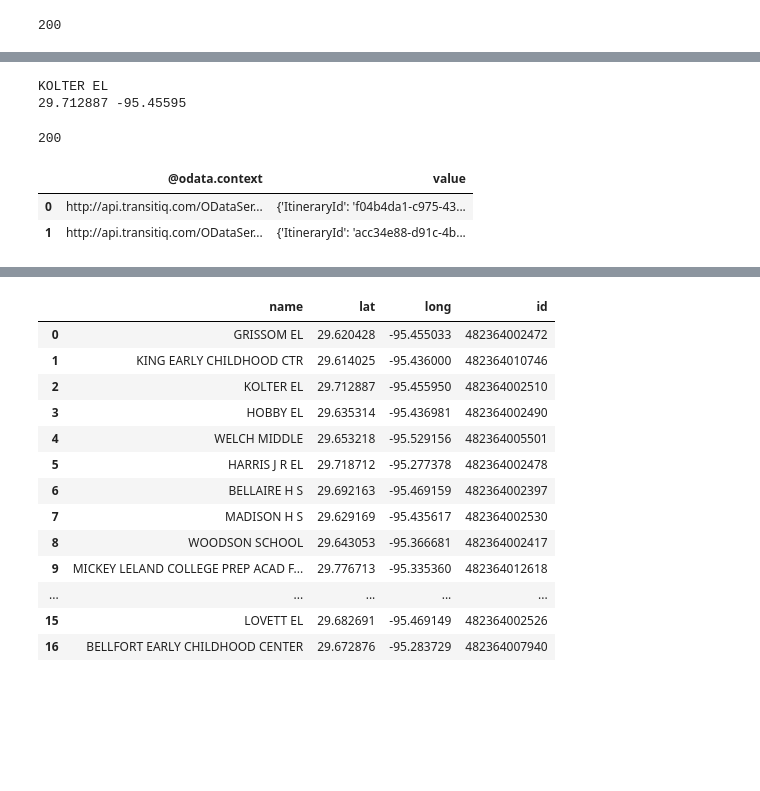
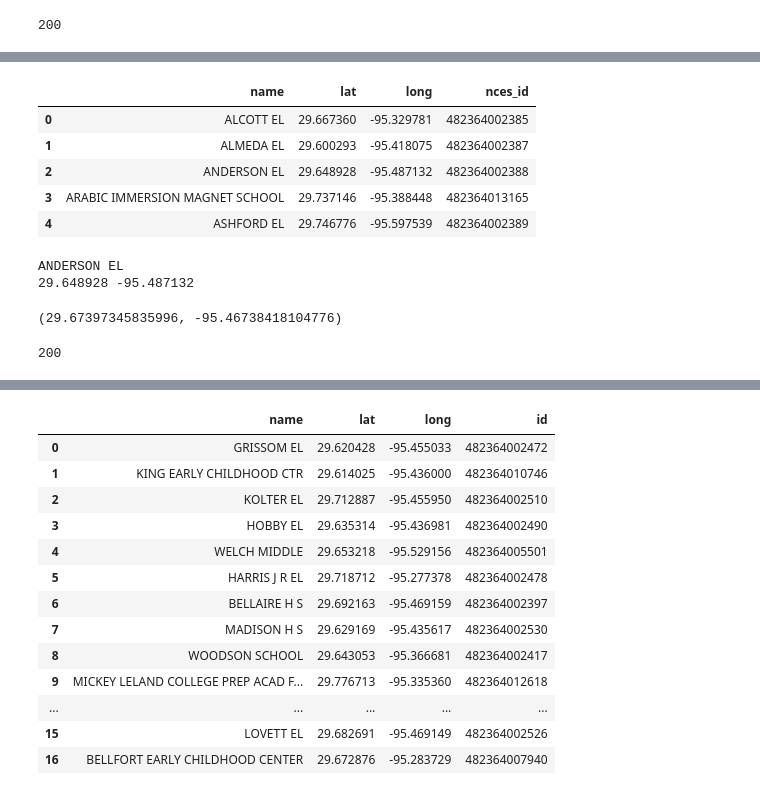
Before and after one commit to amyafan/HMW_Transit, a Jupyter notebook: prep/notebooks/1_Metro_API.ipynb, the cells around one changed output, grey strips where cells are left out. Saved outputs shown, nothing was run; the diff lists cells and outputs as text; code cells hidden in the pictures; blank space fills up the shorter version.

```diff
--- a/prep/notebooks/1_Metro_API.ipynb
+++ b/prep/notebooks/1_Metro_API.ipynb
@@ -8,10 +6,10 @@ Using the metro API, this notebook gets data on travel times to Hattie Mae White
 import numpy as np
 import pandas as pd
 import requests
-from airtable import airtable
 import time
 import dateutil
-from google.colab import drive
+
+direc = "//Users//afan//Desktop//Misc//HMW_Transit//"
 # %% [markdown]
 ## Testing things
 
@@ -144,27 +109,39 @@ reciHyqBq9uMgr37c 80
+# %%
+sch_str = direc + "data//school_info.csv"
+
+# select only the columns we want
+columns = ['School Name', 'Latitude [Public School] 2019-20', 'Longitude [Public School] 2019-20', 'School ID - NCES Assigned [Public School] Latest available year']
+sch_info = pd.read_csv(sch_str, usecols= columns)
+sch_info.columns = ['name', 'lat', 'long', 'nces_id']
+sch_info.head()
+# %% [output]
+|  | name | lat | long | nces_id |
+| 0 | ALCOTT EL | 29.667360 | -95.329781 | 482364002385 |
+| 1 | ALMEDA EL | 29.600293 | -95.418075 | 482364002387 |
+| 2 | ANDERSON EL | 29.648928 | -95.487132 | 482364002388 |
+| 3 | ARABIC IMMERSION MAGNET SCHOOL | 29.737146 | -95.388448 | 482364013165 |
+| 4 | ASHFORD EL | 29.746776 | -95.597539 | 482364002389 |
 # %%
 # now, let's take a sample school and calculat the route!
 nrow = 2
 
-s_lat = schools.iloc[nrow, 1]
-s_long = schools.iloc[nrow, 2]
+s_lat = sch_info.iloc[nrow, 1]
+s_long = sch_info.iloc[nrow, 2]
 
-print(schools.iloc[nrow, 0])
+print(sch_info.iloc[nrow, 0])
 print(s_lat, s_long)
 
 29.67397345835996, -95.46738418104776
 # %% [output]
-KOLTER EL
-29.712887 -95.45595
+ANDERSON EL
+29.648928 -95.487132
+(29.67397345835996, -95.46738418104776)
 # %%
 trip = requests.get(f"https://api.ridemetro.org/data/CalculateItineraryByPoints?lat1={s_lat}&lon1={s_long}&lat2={HMW_lat}&lon2={HMW_long}&$orderby=EndTime&$expand=Legs&subscription-key={key}")
 print(trip.status_code)
 # %% [output]
 200
 # %%
-pd.DataFrame(trip.json())
+trip = pd.DataFrame(trip.json())
-# %% [output]
-|  | @odata.context | value |
-| 0 | http://api.transitiq.com/ODataSer... | {'ItineraryId': 'f04b4da1-c975-43... |
-| 1 | http://api.transitiq.com/ODataSer... | {'ItineraryId': 'acc34e88-d91c-4b... |
 # %%
 trip_df = trip['value'].apply(pd.Series)
```
Also changed, not shown: parts of 9 cells of this notebook.
